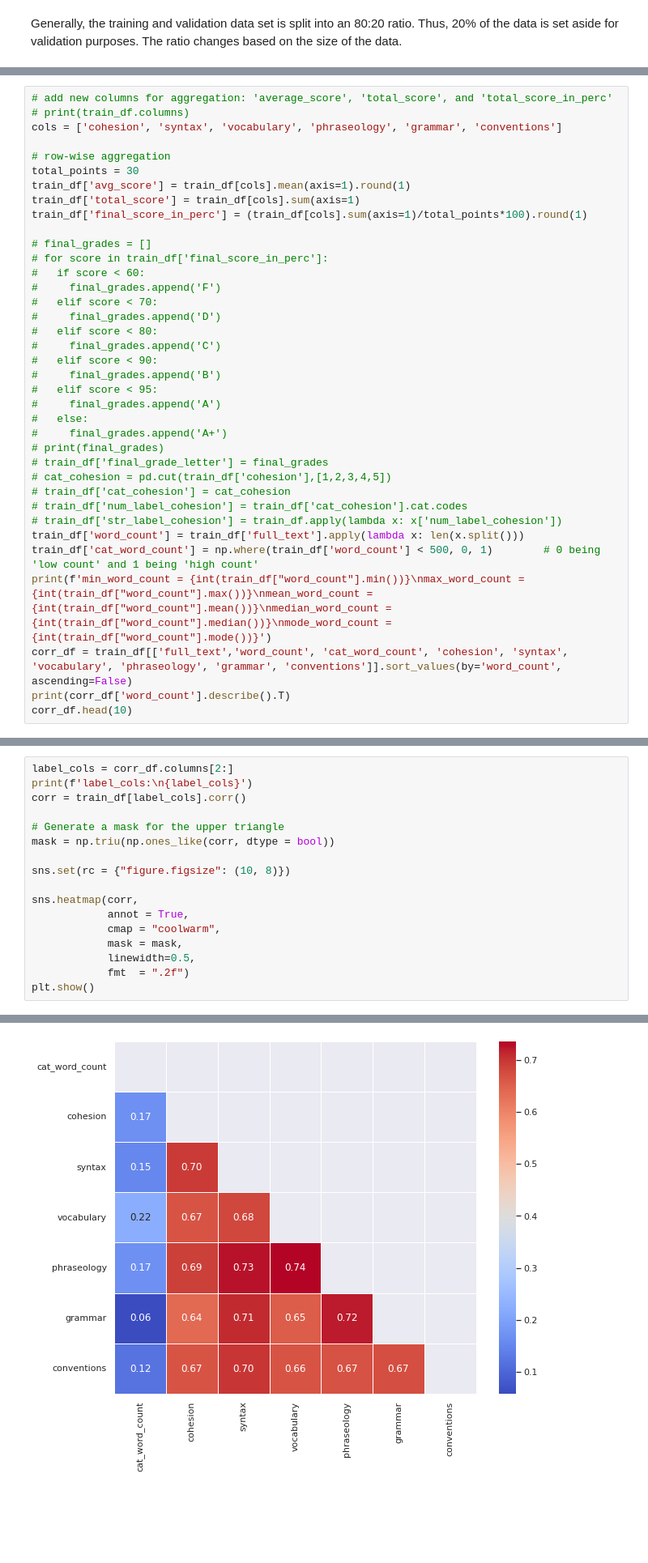
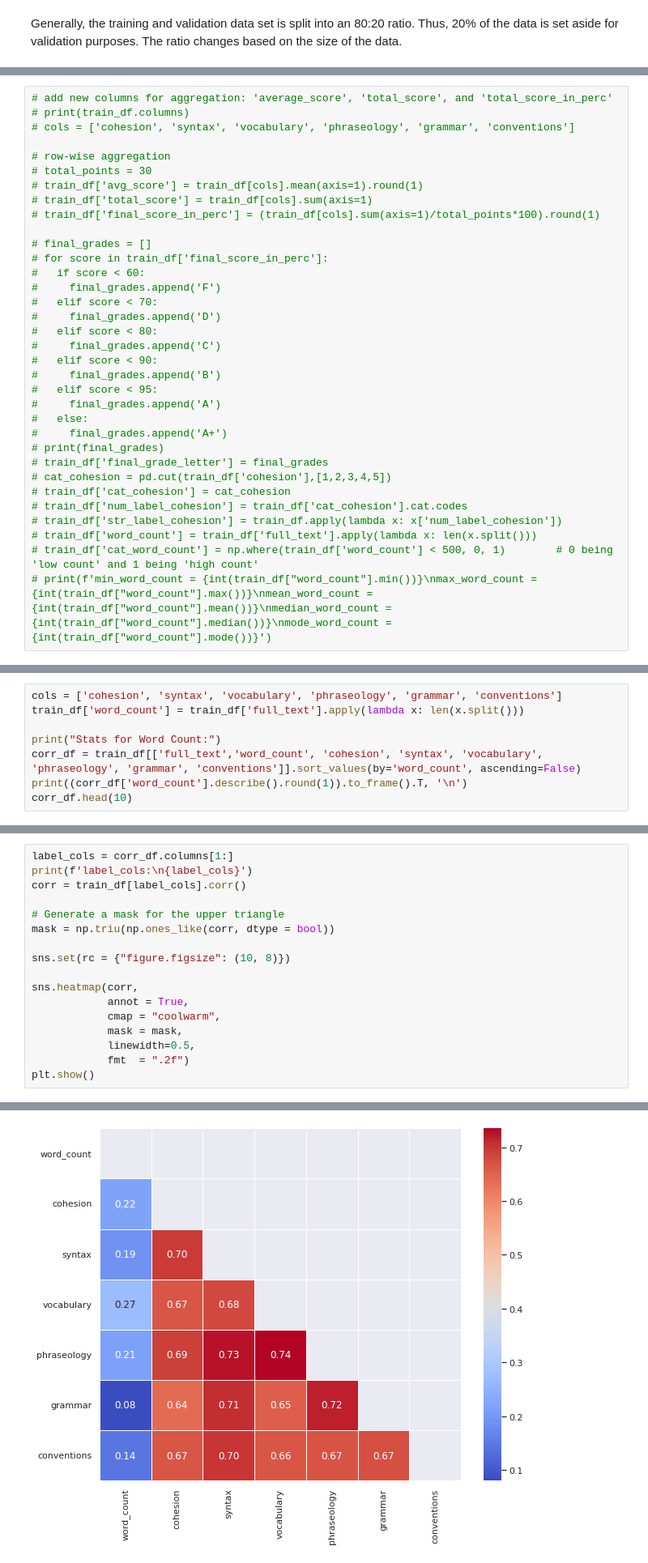
Before and after one commit to heesukjang/W266_NLP_With_DeepLearning, a Jupyter notebook: Final_Project/EDA_with_Baseline_SimpleBERT_Automated_Essay_Evaluation_v2_NatalieOH.ipynb, the cells around one changed output, grey strips where cells are left out. Shown at 81% size. Drawn from its saved outputs; the diff is of its cells as text; blank space fills up the shorter version.

```diff
--- a/Final_Project/EDA_with_Baseline_SimpleBERT_Automated_Essay_Evaluation_v2_NatalieOH.ipynb
+++ b/Final_Project/EDA_with_Baseline_SimpleBERT_Automated_Essay_Evaluation_v2_NatalieOH.ipynb
@@ -309,13 +311,13 @@ test_df.head()
 # %%
 # add new columns for aggregation: 'average_score', 'total_score', and 'total_score_in_perc'
 # print(train_df.columns)
-cols = ['cohesion', 'syntax', 'vocabulary', 'phraseology', 'grammar', 'conventions']
+# cols = ['cohesion', 'syntax', 'vocabulary', 'phraseology', 'grammar', 'conventions']
 
 # row-wise aggregation
-total_points = 30
-train_df['avg_score'] = train_df[cols].mean(axis=1).round(1)
-train_df['total_score'] = train_df[cols].sum(axis=1)
-train_df['final_score_in_perc'] = (train_df[cols].sum(axis=1)/total_points*100).round(1)
+# total_points = 30
+# train_df['avg_score'] = train_df[cols].mean(axis=1).round(1)
+# train_df['total_score'] = train_df[cols].sum(axis=1)
+# train_df['final_score_in_perc'] = (train_df[cols].sum(axis=1)/total_points*100).round(1)
 
 # final_grades = []
 # for score in train_df['final_score_in_perc']:
@@ -337,9 +339,6 @@ train_df['final_score_in_perc'] = (train_df[cols].sum(axis=1)/total_points*100).
 # train_df['cat_cohesion'] = cat_cohesion
 # train_df['num_label_cohesion'] = train_df['cat_cohesion'].cat.codes
 # train_df['str_label_cohesion'] = train_df.apply(lambda x: x['num_label_cohesion'])
-train_df['word_count'] = train_df['full_text'].apply(lambda x: len(x.split()))
-train_df['cat_word_count'] = np.where(train_df['word_count'] < 500, 0, 1)        # 0 being 'low count' and 1 being 'high count'
-print(f'min_word_count = {int(train_df["word_count"].min())}\nmax_word_count = {int(train_df["word_count"].max())}\nmean_word_count = {int(train_df["word_count"].mean())}\nmedian_word_count = {int(train_df["word_count"].median())}\nmode_word_count = {int(train_df["word_count"].mode())}')
-corr_df = train_df[['full_text','word_count', 'cat_word_count', 'cohesion', 'syntax', 'vocabulary', 'phraseology', 'grammar', 'conventions']].sort_values(by='word_count', ascending=False)
-print(corr_df['word_count'].describe().T)
-corr_df.head(10)
+# train_df['word_count'] = train_df['full_text'].apply(lambda x: len(x.split()))
+# train_df['cat_word_count'] = np.where(train_df['word_count'] < 500, 0, 1)        # 0 being 'low count' and 1 being 'high count'
+# print(f'min_word_count = {int(train_df["word_count"].min())}\nmax_word_count = {int(train_df["word_count"].max())}\nmean_word_count = {int(train_df["word_count"].mean())}\nmedian_word_count = {int(train_df["word_count"].median())}\nmode_word_count = {int(train_df["word_count"].mode())}')
@@ -366,0 +345,8 @@ plt.title("Word Count Distribution (0: < 500 vs 1: > 500)")
+# %%
+cols = ['cohesion', 'syntax', 'vocabulary', 'phraseology', 'grammar', 'conventions']
+train_df['word_count'] = train_df['full_text'].apply(lambda x: len(x.split()))
+
+print("Stats for Word Count:")
+corr_df = train_df[['full_text','word_count', 'cohesion', 'syntax', 'vocabulary', 'phraseology', 'grammar', 'conventions']].sort_values(by='word_count', ascending=False)
+print((corr_df['word_count'].describe().round(1)).to_frame().T, '\n')
+corr_df.head(10)
@@ -367,5 +368,5 @@ plt.title("Word Count Distribution (0: < 500 vs 1: > 500)")
 # %%
-label_cols = corr_df.columns[2:]
+label_cols = corr_df.columns[1:]
 print(f'label_cols:\n{label_cols}')
 corr = train_df[label_cols].corr()
 
@@ -387,6 +388,6 @@ Index(['cat_word_count', 'cohesion', 'syntax', 'vocabulary', 'phraseology',
        'grammar', 'conventions'],
       dtype='object')
-[figure, old version]
+[figure, new version]
 # %% [markdown]
 There is no strong evidence of relationship between the 6 metrics and word count while vocab scores demo a bit higher assoication with the word count as expected.
 # %%
```
Also changed, not shown: parts of 12 cells of this notebook.
